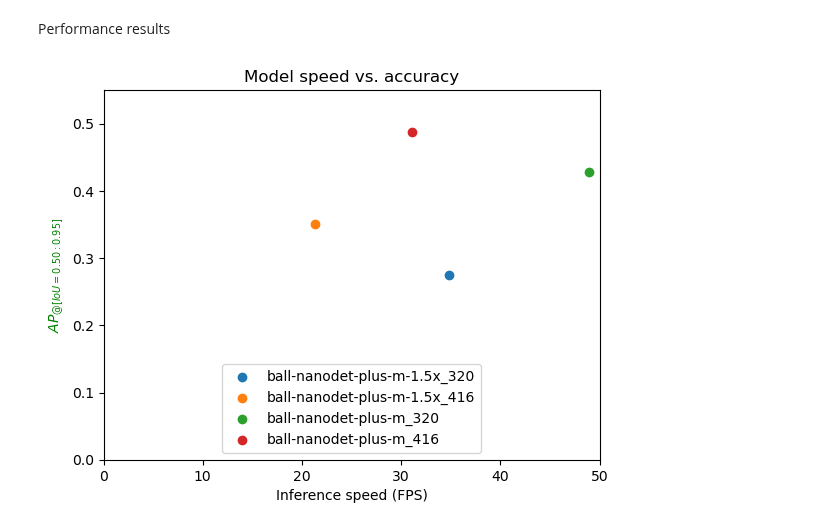
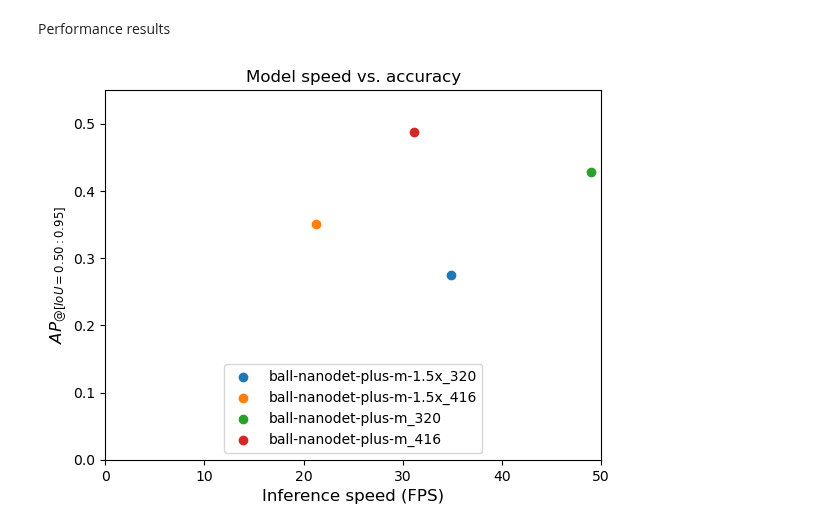
Before and after one commit to 262882/msc_detector_evaluation, a Jupyter notebook: notebook/nanodet_tune.ipynb, the cells around one changed output. Drawn from its saved outputs; the diff is of its cells as text; code cells hidden in the pictures.

```diff
--- a/notebook/nanodet_tune.ipynb
+++ b/notebook/nanodet_tune.ipynb
@@ -58,13 +58,13 @@ for i, path in enumerate(load_dirs):
 # %%
 for i, name in enumerate(names):
     plt.scatter(model_lats[i], model_score[i])
 
 plt.title("Model speed vs. accuracy")
 plt.legend(names, loc="lower center", fontsize="10", ncol=1)
-plt.xlabel('Inference speed (FPS)')
+plt.xlabel('Inference speed (FPS)',fontsize="12")
 plt.xlim([0, 50])
-plt.ylabel('$' + 'AP_{@[IoU=0.50:0.95]}' + '$', color='g')
+plt.ylabel('$' + 'AP_{@[IoU=0.50:0.95]}' + '$',fontsize="12",)
 plt.ylim([0.0, 0.55])
 plt.show()
 # %% [output]
-[figure, old version]
+[figure, new version]
```
